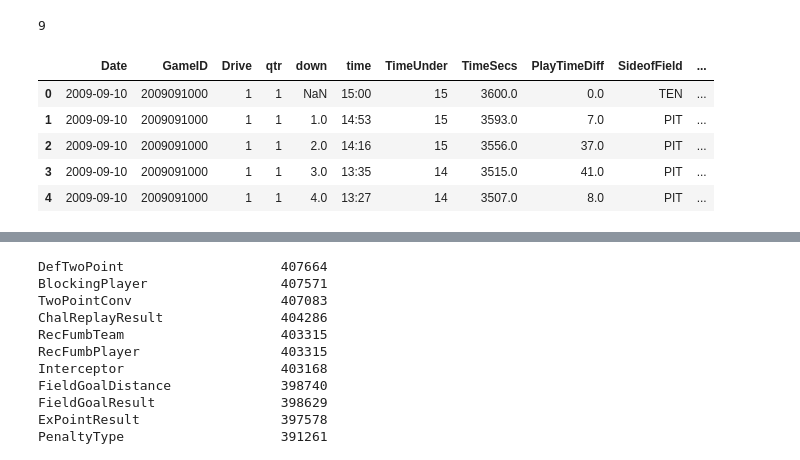
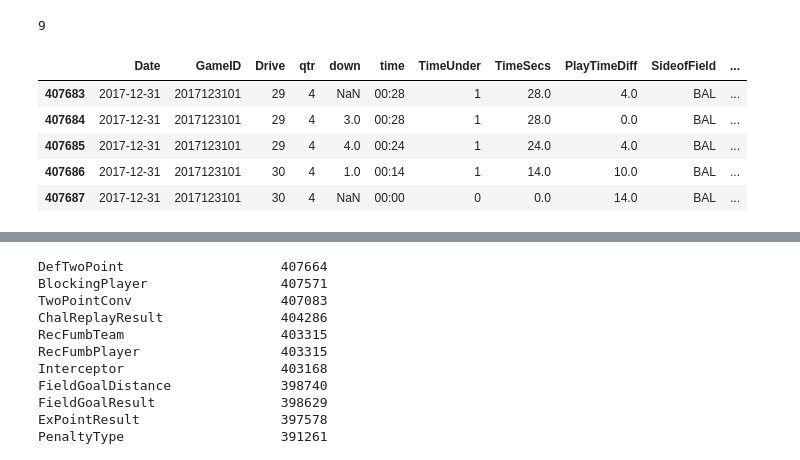
Before and after one commit to msohail07/FootballAnalysis, a Jupyter notebook: ncaaf_EDA_0.ipynb, the cells around one changed output, grey strips where cells are left out. Saved outputs shown, nothing was run; the diff lists cells and outputs as text; code cells hidden in the pictures.

```diff
--- a/ncaaf_EDA_0.ipynb
+++ b/ncaaf_EDA_0.ipynb
@@ -10,12 +10,12 @@ nflDF.loc[1000].Date.month
 9
 # %%
 pd.set_option('display.max_columns', 999)
-nflDF.head(5)
+nflDF.tail(5)
 # %% [output]
 |  | Date | GameID | Drive | qtr | down | time | TimeUnder | TimeSecs | PlayTimeDiff | SideofField | ... |
-| 0 | 2009-09-10 | 2009091000 | 1 | 1 | NaN | 15:00 | 15 | 3600.0 | 0.0 | TEN | ... |
-| 1 | 2009-09-10 | 2009091000 | 1 | 1 | 1.0 | 14:53 | 15 | 3593.0 | 7.0 | PIT | ... |
-| 2 | 2009-09-10 | 2009091000 | 1 | 1 | 2.0 | 14:16 | 15 | 3556.0 | 37.0 | PIT | ... |
-| 3 | 2009-09-10 | 2009091000 | 1 | 1 | 3.0 | 13:35 | 14 | 3515.0 | 41.0 | PIT | ... |
-| 4 | 2009-09-10 | 2009091000 | 1 | 1 | 4.0 | 13:27 | 14 | 3507.0 | 8.0 | PIT | ... |
+| 407683 | 2017-12-31 | 2017123101 | 29 | 4 | NaN | 00:28 | 1 | 28.0 | 4.0 | BAL | ... |
+| 407684 | 2017-12-31 | 2017123101 | 29 | 4 | 3.0 | 00:28 | 1 | 28.0 | 0.0 | BAL | ... |
+| 407685 | 2017-12-31 | 2017123101 | 29 | 4 | 4.0 | 00:24 | 1 | 24.0 | 4.0 | BAL | ... |
+| 407686 | 2017-12-31 | 2017123101 | 30 | 4 | 1.0 | 00:14 | 1 | 14.0 | 10.0 | BAL | ... |
+| 407687 | 2017-12-31 | 2017123101 | 30 | 4 | NaN | 00:00 | 0 | 0.0 | 14.0 | BAL | ... |
 # %%
```
Also changed, not shown: parts of 16 cells of this notebook, 2 other files.
